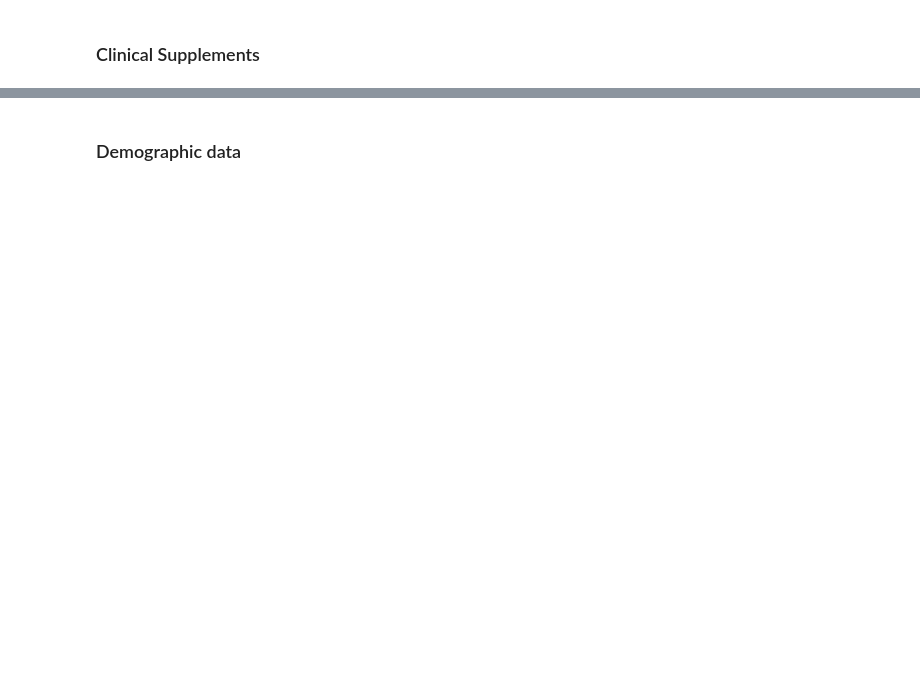
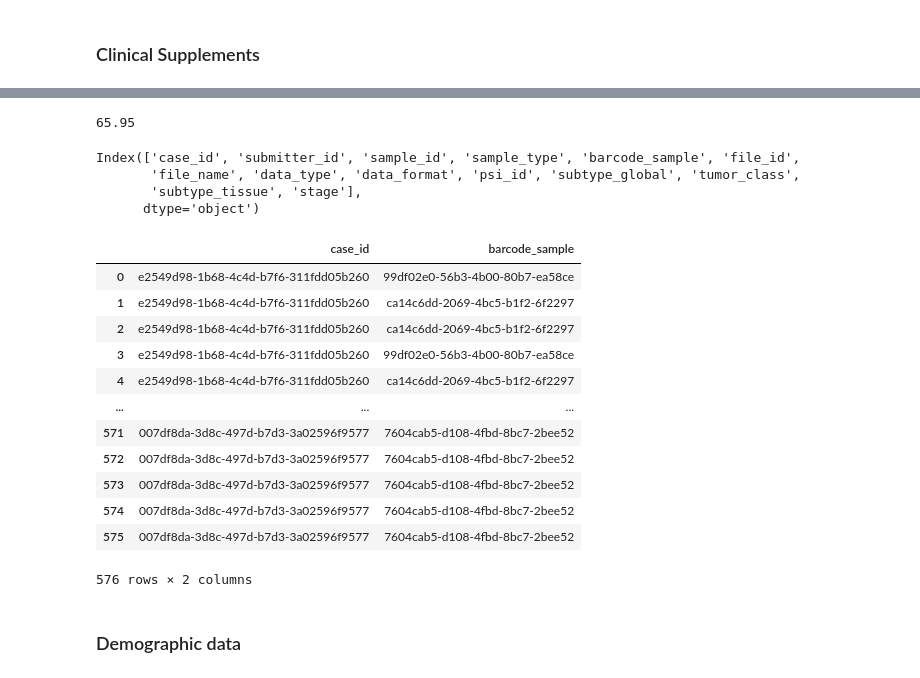
Before and after one commit to flalix/perturb_agent, a Jupyter notebook: notebooks/mtp_TCGA_51b_PSI_all_programs_demographics.ipynb, the cells around one changed output, grey strips where cells are left out. Drawn from its saved outputs; the diff is of its cells as text; code cells hidden in the pictures; blank space fills up the shorter version.

```diff
--- a/notebooks/mtp_TCGA_51b_PSI_all_programs_demographics.ipynb
+++ b/notebooks/mtp_TCGA_51b_PSI_all_programs_demographics.ipynb
@@ -512,0 +452,43 @@ df_supp.shape
+# %%
+for isubt, row in df_subt.iterrows():
+    subtype_global = row.subtype_global
+    tumor_class = row.tumor_class
+    subtype_tissue = row.subtype_tissue
+
+    df_samples = gdc.get_samples_for_subtypes(
+        subtype_global=subtype_global,
+        tumor_class=tumor_class,
+        subtype_tissue=subtype_tissue,
+        batch_size=200,
+        force=False,
+        verbose=verbose,
+    )
+    print(f"{isubt}) {gdc.s_case}")
+
+
+    dic = {}
+
+    if df_samples.empty:
+        print(f"No samples found for PSI_ID: {psi_id} subtype: {subtype_global} tumor_class: {tumor_class} subtype_tissue: {subtype_tissue}")
+    else:
+        print(f"There are {len(df_samples)} samples for PSI_ID: {psi_id} subtype: {subtype_global} tumor_class: {tumor_class} subtype_tissue: {subtype_tissue}")
+
+        for irow, row in df_samples.iterrows():
+
+            if row.case_id in dic.keys():
+                continue
+            else:
+                print(irow, row.case_id, row.barcode_sample)
+
+                dfa = get_gdc_case_by_sample_barcode(row.barcode_sample)
+
+                try:
+                    age_at_diagnosis = np.round(dfa.diagnoses[0][0]['age_at_diagnosis'] / 365.25, 2)
+                    dic[row.case_id] = age_at_diagnosis
+                except:
+                    age_at_diagnosis = -1
+
+            print(f"Age at diagnosis: {irow} {age_at_diagnosis}")
+            print("")
+
+    break
@@ -512,0 +514,29 @@ df_supp.shape
+# %%
+dfa = get_gdc_case_by_sample_barcode(row.barcode_sample)
+age_at_diagnosis = np.round(dfa.diagnoses[0][0]['age_at_diagnosis'] / 365.25, 2)
+age_at_diagnosis
+# %% [output]
+65.95
+# %%
+df_samples.columns
+# %% [output]
+Index(['case_id', 'submitter_id', 'sample_id', 'sample_type', 'barcode_sample', 'file_id',
+       'file_name', 'data_type', 'data_format', 'psi_id', 'subtype_global', 'tumor_class',
+       'subtype_tissue', 'stage'],
+      dtype='object')
+# %%
+df_samples[ ['case_id', 'barcode_sample'] ]
+# %% [output]
+|  | case_id | barcode_sample |
+| 0 | e2549d98-1b68-4c4d-b7f6-311fdd05b260 | 99df02e0-56b3-4b00-80b7-ea58ce |
+| 1 | e2549d98-1b68-4c4d-b7f6-311fdd05b260 | ca14c6dd-2069-4bc5-b1f2-6f2297 |
+| 2 | e2549d98-1b68-4c4d-b7f6-311fdd05b260 | ca14c6dd-2069-4bc5-b1f2-6f2297 |
+| 3 | e2549d98-1b68-4c4d-b7f6-311fdd05b260 | 99df02e0-56b3-4b00-80b7-ea58ce |
+| 4 | e2549d98-1b68-4c4d-b7f6-311fdd05b260 | ca14c6dd-2069-4bc5-b1f2-6f2297 |
+| ... | ... | ... |
+| 571 | 007df8da-3d8c-497d-b7d3-3a02596f9577 | 7604cab5-d108-4fbd-8bc7-2bee52 |
+| 572 | 007df8da-3d8c-497d-b7d3-3a02596f9577 | 7604cab5-d108-4fbd-8bc7-2bee52 |
+| 573 | 007df8da-3d8c-497d-b7d3-3a02596f9577 | 7604cab5-d108-4fbd-8bc7-2bee52 |
+| 574 | 007df8da-3d8c-497d-b7d3-3a02596f9577 | 7604cab5-d108-4fbd-8bc7-2bee52 |
+| 575 | 007df8da-3d8c-497d-b7d3-3a02596f9577 | 7604cab5-d108-4fbd-8bc7-2bee52 |
+576 rows × 2 columns
```
Also changed, not shown: parts of 20 cells of this notebook, 4 other files.
